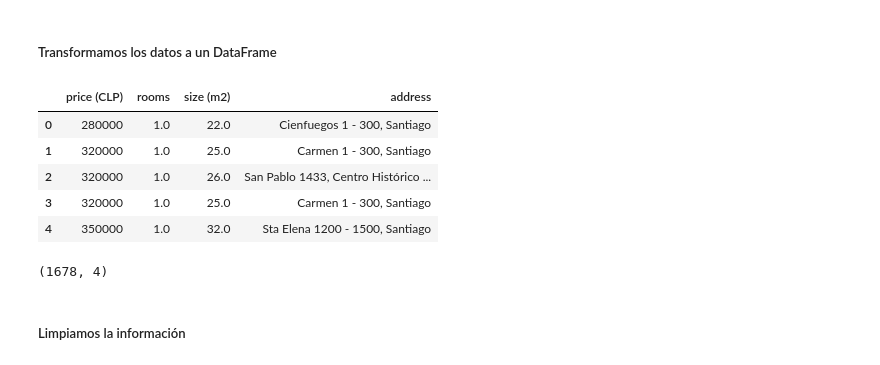
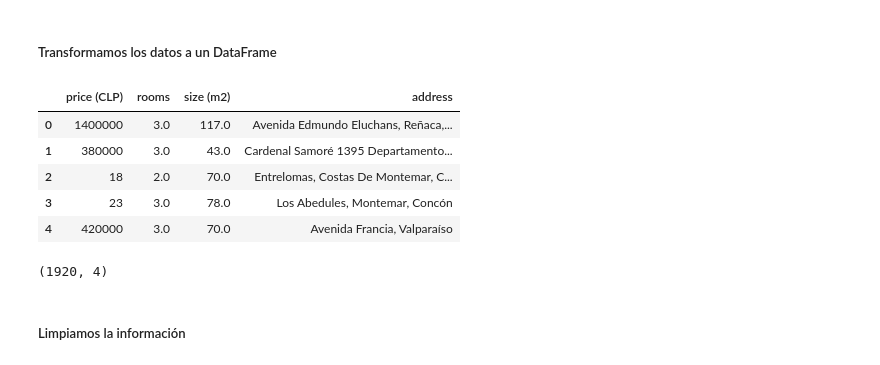
Before and after one commit to sbuffose/data-workshop, a Jupyter notebook: data-workshop.ipynb, the cells around one changed output. Cells and saved outputs as stored; diff of their text form; code cells hidden in the pictures.

```diff
--- a/data-workshop.ipynb
+++ b/data-workshop.ipynb
@@ -72,6 +77,6 @@ import re
 # %% [markdown]
 Pedido de información a la web:
 # %%
-url = "https://www.portalinmobiliario.com/arriendo/departamento/santiago-metropolitana/"
+url = "https://www.portalinmobiliario.com/arriendo/departamento/valparaiso/"
 response = requests.get(url)
 soup = BeautifulSoup(response.content)
@@ -78,16 +86,16 @@ soup = BeautifulSoup(response.content)
 # %%
-pages = np.arange(1, 34*50, 50).tolist()
+pages = np.arange(1, 40*42, 42).tolist()
 # %% [markdown]
 ##### Funcion de recolección
 # %%
 def transform_html_to_data(soup):
-    restaurants_data = soup.find_all(class_='ui-search-layout__item')
-    restaurants = []
-    for restaurant in restaurants_data:
-        price = restaurant.find('span', class_='price-tag-fraction').text
+    apartments_data = soup.find_all(class_='ui-search-layout__item')
+    apartments = []
+    for apartment in apartments_data:
+        price = apartment.find('span', class_='andes-money-amount__fraction').text
         price = int(price.replace(".", ""))
-        address = restaurant.find(class_='ui-search-item__group__element ui-search-item__location').text
-        space_information = restaurant.find(class_='ui-search-item__group ui-search-item__group--attributes').text
+        address = apartment.find(class_='ui-search-item__group__element ui-search-item__location-label').text
+        space_information = apartment.find(class_='ui-search-card-attributes ui-search-item__group__element ui-search-item__attributes-grid').text
         if space_information:
             size = re.search(r'(\d+) m', space_information)
             if size:
@@ -96,15 +104,16 @@ def transform_html_to_data(soup):
             if rooms:
                 rooms = int(rooms.group(1))
         data = {'price (CLP)': price, 'rooms': rooms, 'size (m2)': size, 'address': address}
-        restaurants.append(data)
+        apartments.append(data)
 
-    return restaurants
+    return apartments
 # %% [markdown]
 ##### Iteramos según cuantas `pages` haya disponibles
 # %%
-restaurants_list = []
+apartments_list = []
 for page in pages:
-    url = f"https://www.portalinmobiliario.com/arriendo/departamento/santiago-metropolitana/_Desde_{page}_NoIndex_True"
+    url = "https://www.portalinmobiliario.com/arriendo/departamento/valparaiso/_Desde_" + str(page) + "_NoIndex_True"
     response = requests.get(url)
     soup = BeautifulSoup(response.content)
-    restaurants_list += transform_html_to_data(soup)
+    # {'price (CLP)': price, 'rooms': rooms, 'size (m2)': size, 'address': address}
+    apartments_list += transform_html_to_data(soup)
@@ -139,19 +155,19 @@ restaurants_list
 # %%
 import pandas as pd
 # %%
-df = pd.DataFrame(restaurants_list)
+df = pd.DataFrame(apartments_list)
 df.head()
 # %% [output]
 |  | price (CLP) | rooms | size (m2) | address |
-| 0 | 280000 | 1.0 | 22.0 | Cienfuegos 1 - 300, Santiago |
-| 1 | 320000 | 1.0 | 25.0 | Carmen 1 - 300, Santiago |
-| 2 | 320000 | 1.0 | 26.0 | San Pablo 1433, Centro Histórico ... |
-| 3 | 320000 | 1.0 | 25.0 | Carmen 1 - 300, Santiago |
-| 4 | 350000 | 1.0 | 32.0 | Sta Elena 1200 - 1500, Santiago |
+| 0 | 1400000 | 3.0 | 117.0 | Avenida Edmundo Eluchans, Reñaca,... |
+| 1 | 380000 | 3.0 | 43.0 | Cardenal Samoré 1395 Departamento... |
+| 2 | 18 | 2.0 | 70.0 | Entrelomas, Costas De Montemar, C... |
+| 3 | 23 | 3.0 | 78.0 | Los Abedules, Montemar, Concón |
+| 4 | 420000 | 3.0 | 70.0 | Avenida Francia, Valparaíso |
 # %%
 df.shape
 # %% [output]
-(1678, 4)
+(1920, 4)
 # %% [markdown]
 ##### Limpiamos la información
 # %% [markdown]
```
Also changed, not shown: parts of 27 cells of this notebook, 3 other files.
